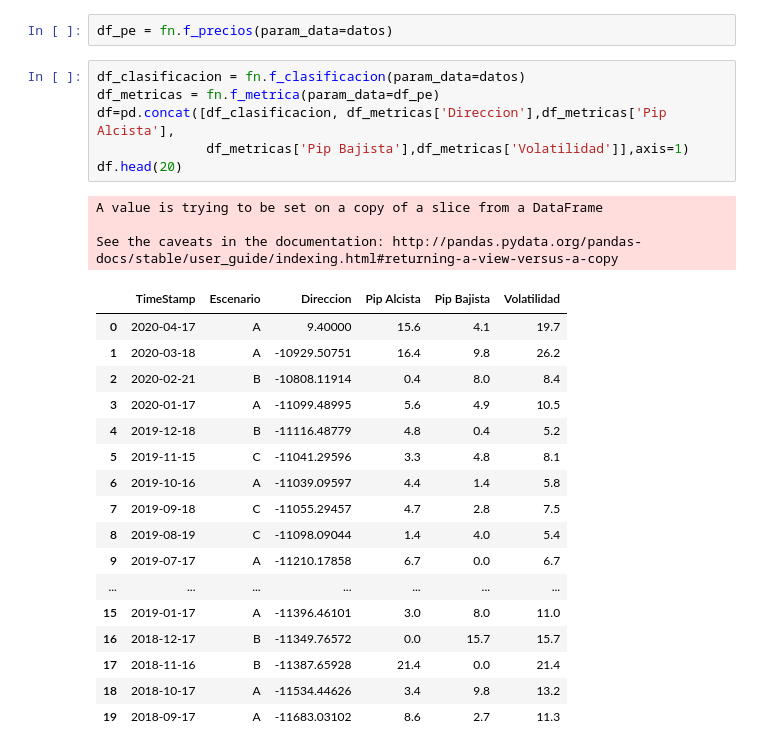
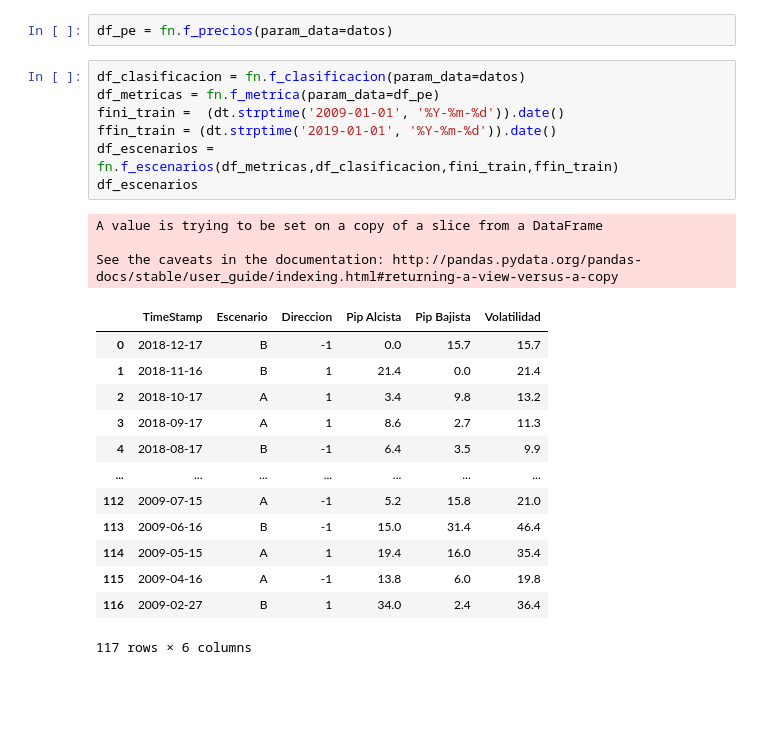
Before and after one commit to MaferAnso/Lab_4_Proyecto, a Jupyter notebook: notebook.ipynb, the cells around one changed output. Drawn from its saved outputs; the diff is of its cells as text; blank space fills up the shorter version.

Commit message:
df_escenarios

```diff
--- a/notebook.ipynb
+++ b/notebook.ipynb
@@ -181,30 +182,27 @@ Los puntos que se ven fuera de la gráfica de boxplot son valores atípicos, ya
 Gracias a todas estas pruebas se puede concluir que la serie de tiempo es estacionaria y no hubo necesidad de diferenciarla. La serie presenta estacionalidad en cíclos de aproximadamente cada 30 meses. Los datos de la serie no están altamente correlacionados y además presenta homocedasticidad, que es que la varianza de las perturbaciones se mantiene constante a lo largo del tiempo. Los datos no
 # %%
 df_pe = fn.f_precios(param_data=datos)
-# %%
-df_clasificacion = fn.f_clasificacion(param_data=datos)
-df_metricas = fn.f_metrica(param_data=df_pe)
-df=pd.concat([df_clasificacion, df_metricas['Direccion'],df_metricas['Pip Alcista'],
-              df_metricas['Pip Bajista'],df_metricas['Volatilidad']],axis=1)
-df.head(20)
-# %% [output]
-A value is trying to be set on a copy of a slice from a DataFrame
-
-See the caveats in the documentation: http://pandas.pydata.org/pandas-docs/stable/user_guide/indexing.html#returning-a-view-versus-a-copy
-|  | TimeStamp | Escenario | Direccion | Pip Alcista | Pip Bajista | Volatilidad |
-| 0 | 2020-04-17 | A | 9.40000 | 15.6 | 4.1 | 19.7 |
-| 1 | 2020-03-18 | A | -10929.50751 | 16.4 | 9.8 | 26.2 |
-| 2 | 2020-02-21 | B | -10808.11914 | 0.4 | 8.0 | 8.4 |
-| 3 | 2020-01-17 | A | -11099.48995 | 5.6 | 4.9 | 10.5 |
-| 4 | 2019-12-18 | B | -11116.48779 | 4.8 | 0.4 | 5.2 |
-| 5 | 2019-11-15 | C | -11041.29596 | 3.3 | 4.8 | 8.1 |
-| 6 | 2019-10-16 | A | -11039.09597 | 4.4 | 1.4 | 5.8 |
-| 7 | 2019-09-18 | C | -11055.29457 | 4.7 | 2.8 | 7.5 |
-| 8 | 2019-08-19 | C | -11098.09044 | 1.4 | 4.0 | 5.4 |
-| 9 | 2019-07-17 | A | -11210.17858 | 6.7 | 0.0 | 6.7 |
-| ... | ... | ... | ... | ... | ... | ... |
-| 15 | 2019-01-17 | A | -11396.46101 | 3.0 | 8.0 | 11.0 |
-| 16 | 2018-12-17 | B | -11349.76572 | 0.0 | 15.7 | 15.7 |
-| 17 | 2018-11-16 | B | -11387.65928 | 21.4 | 0.0 | 21.4 |
-| 18 | 2018-10-17 | A | -11534.44626 | 3.4 | 9.8 | 13.2 |
-| 19 | 2018-09-17 | A | -11683.03102 | 8.6 | 2.7 | 11.3 |
+# %%
+df_clasificacion = fn.f_clasificacion(param_data=datos)
+df_metricas = fn.f_metrica(param_data=df_pe)
+fini_train =  (dt.strptime('2009-01-01', '%Y-%m-%d')).date()
+ffin_train = (dt.strptime('2019-01-01', '%Y-%m-%d')).date()
+df_escenarios = fn.f_escenarios(df_metricas,df_clasificacion,fini_train,ffin_train)
+df_escenarios
+# %% [output]
+A value is trying to be set on a copy of a slice from a DataFrame
+
+See the caveats in the documentation: http://pandas.pydata.org/pandas-docs/stable/user_guide/indexing.html#returning-a-view-versus-a-copy
+|  | TimeStamp | Escenario | Direccion | Pip Alcista | Pip Bajista | Volatilidad |
+| 0 | 2018-12-17 | B | -1 | 0.0 | 15.7 | 15.7 |
+| 1 | 2018-11-16 | B | 1 | 21.4 | 0.0 | 21.4 |
+| 2 | 2018-10-17 | A | 1 | 3.4 | 9.8 | 13.2 |
+| 3 | 2018-09-17 | A | 1 | 8.6 | 2.7 | 11.3 |
+| 4 | 2018-08-17 | B | -1 | 6.4 | 3.5 | 9.9 |
+| ... | ... | ... | ... | ... | ... | ... |
+| 112 | 2009-07-15 | A | -1 | 5.2 | 15.8 | 21.0 |
+| 113 | 2009-06-16 | B | -1 | 15.0 | 31.4 | 46.4 |
+| 114 | 2009-05-15 | A | 1 | 19.4 | 16.0 | 35.4 |
+| 115 | 2009-04-16 | A | -1 | 13.8 | 6.0 | 19.8 |
+| 116 | 2009-02-27 | B | 1 | 34.0 | 2.4 | 36.4 |
+117 rows × 6 columns
```
Also changed, not shown: parts of 1 cell of this notebook, 1 other file.
